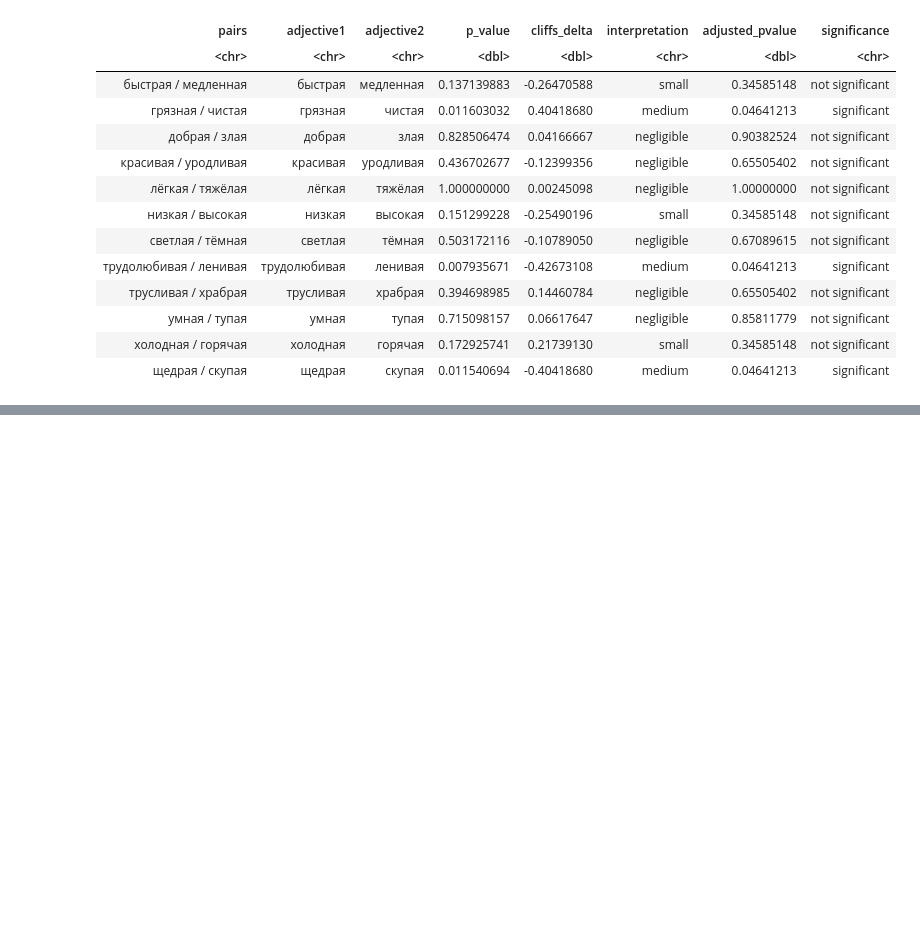
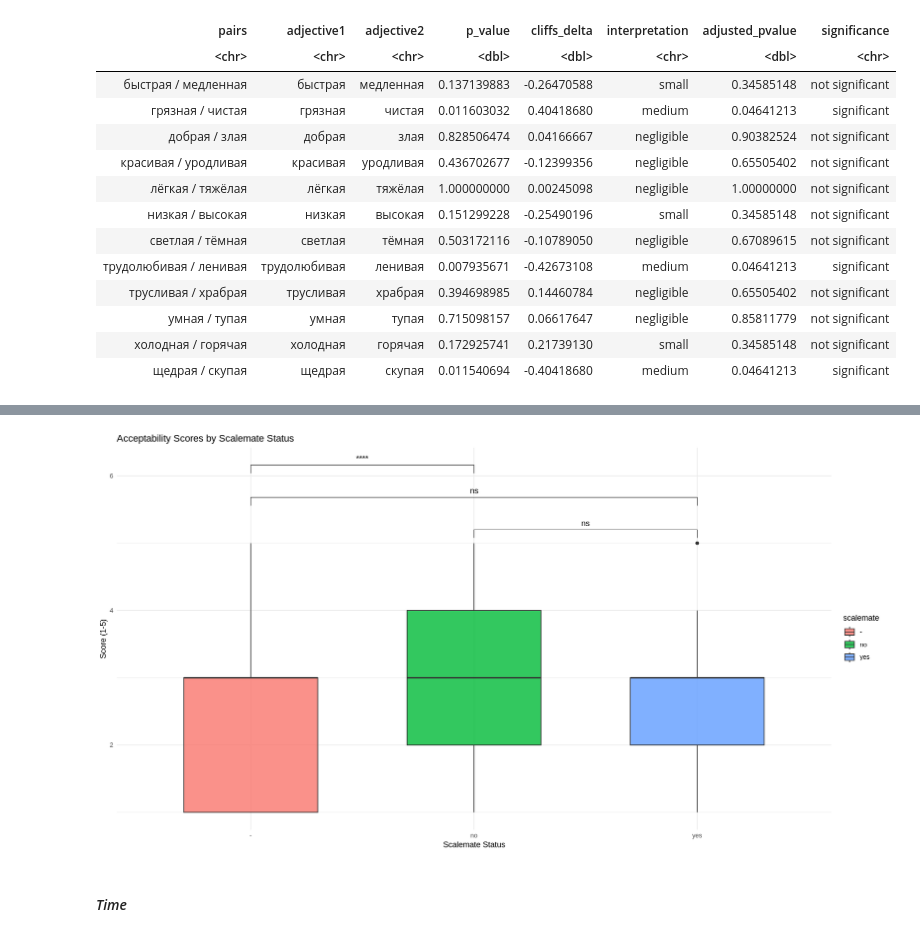
Before and after one commit to KatiaKozlova/stat-project, a Jupyter notebook: stat_project.ipynb, the cells around one changed output, grey strips where cells are left out. Drawn from its saved outputs; the diff is of its cells as text; code cells hidden in the pictures; blank space fills up the shorter version.

```diff
--- a/stat_project.ipynb
+++ b/stat_project.ipynb
@@ -626,0 +722,23 @@ A tibble: 12 × 8
+# %%
+# pairs for comparison
+
+comparisons <- list(
+  c('yes', 'no'),
+  c('yes', '-'),
+  c('no', '-')
+)
+
+# Wilcoxon pairwise tests with Cliff's Deltas
+
+lapply(comparisons, function(mates) {
+  test <- wilcox.test(judgement ~ scalemate,
+                     data = target_data[target_data$scalemate %in% mates,])
+  delta <- cliff.delta(judgement ~ scalemate,
+                      data = target_data[target_data$scalemate %in% mates,])
+  data.frame(
+    group1 = mates[1],
+    group2 = mates[2],
+    p_value = round(test$p.value, 5),
+    cliffs_delta = round(delta$estimate, 5)
+  )
+}) %>% bind_rows()
@@ -626,0 +752,16 @@ A tibble: 12 × 8
+# %%
+# visualizing
+
+ggplot(target_data, aes(x=scalemate, y=judgement, fill=scalemate)) +
+  geom_boxplot(width=0.6, alpha=0.8) +
+  stat_compare_means(comparisons = comparisons,
+                     method = 'wilcox.test',
+                     label = 'p.signif') +
+  labs(title = 'Acceptability Scores by Scalemate Status',
+       x = 'Scalemate Status',
+       y = 'Score (1-5)') +
+  theme_minimal()
+# %% [output]
+[figure, added]
+# %% [markdown]
+#### *Time*
```
Also changed, not shown: parts of 32 cells of this notebook.
